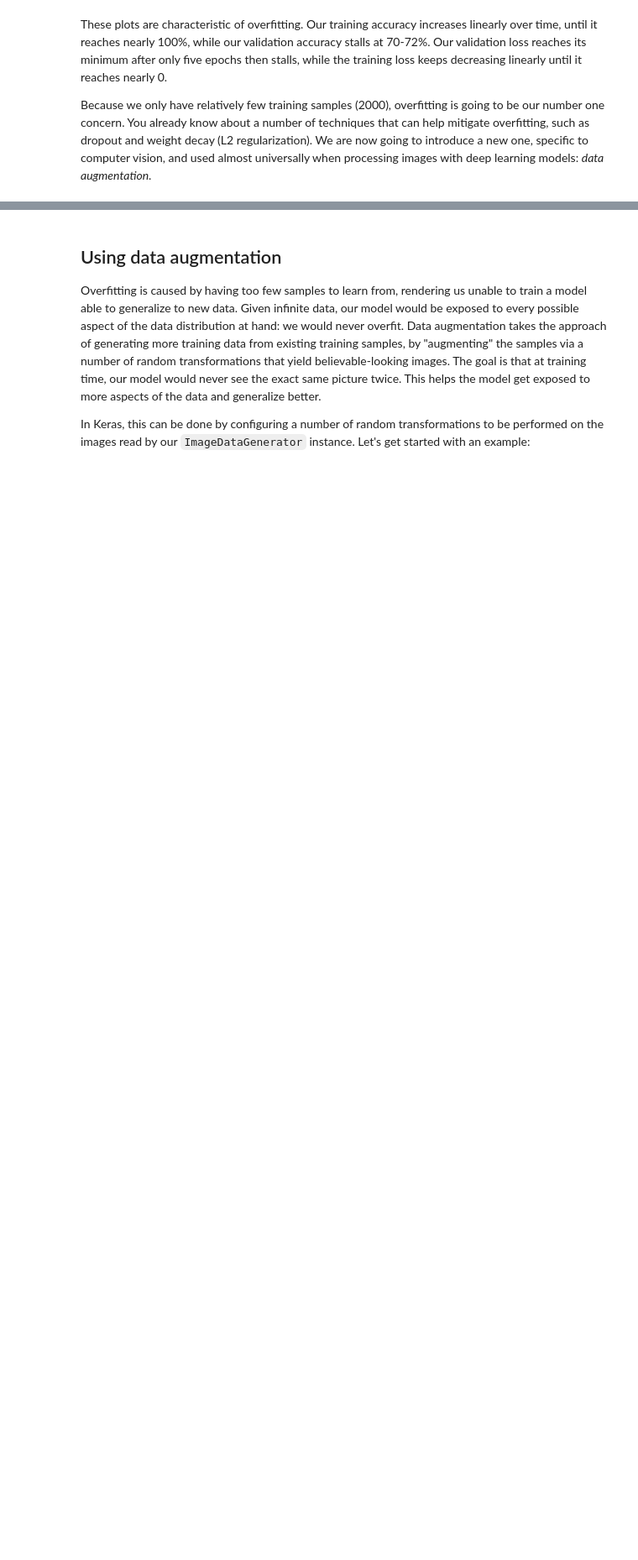
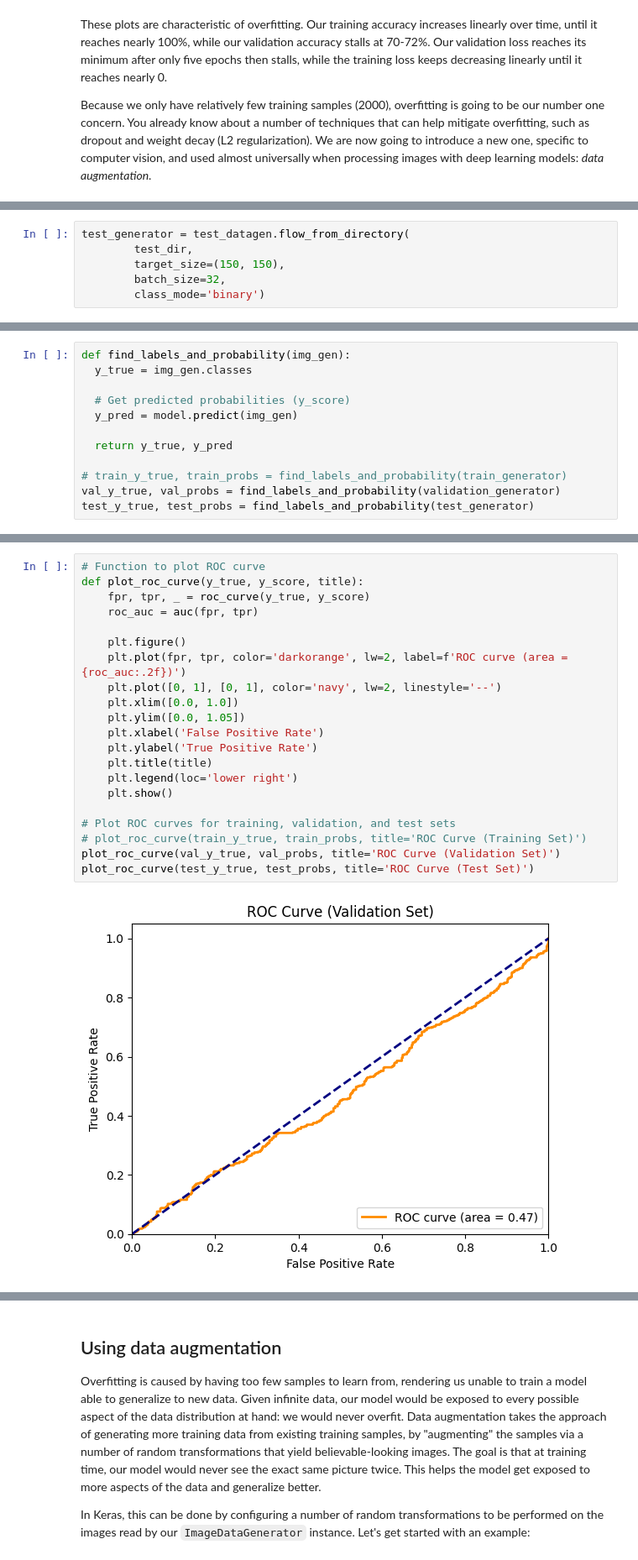
Before and after one commit to bananighosh/Fall-2023-NYU-AI, a Jupyter notebook: assignment_2/Part2/bg2502_using_convnets_with_small_datasets.ipynb, the cells around one changed output, grey strips where cells are left out. Shown at 84% size. Cells and saved outputs as stored; diff of their text form; blank space fills up the shorter version.

```diff
--- a/assignment_2/Part2/bg2502_using_convnets_with_small_datasets.ipynb
+++ b/assignment_2/Part2/bg2502_using_convnets_with_small_datasets.ipynb
@@ -299,0 +305,6 @@ augmentation*.
+# %%
+test_generator = test_datagen.flow_from_directory(
+        test_dir,
+        target_size=(150, 150),
+        batch_size=32,
+        class_mode='binary')
@@ -299,0 +313,12 @@ augmentation*.
+# %%
+def find_labels_and_probability(img_gen):
+  y_true = img_gen.classes
+
+  # Get predicted probabilities (y_score)
+  y_pred = model.predict(img_gen)
+
+  return y_true, y_pred
+
+# train_y_true, train_probs = find_labels_and_probability(train_generator)
+val_y_true, val_probs = find_labels_and_probability(validation_generator)
+test_y_true, test_probs = find_labels_and_probability(test_generator)
@@ -299,0 +328,23 @@ augmentation*.
+# %%
+# Function to plot ROC curve
+def plot_roc_curve(y_true, y_score, title):
+    fpr, tpr, _ = roc_curve(y_true, y_score)
+    roc_auc = auc(fpr, tpr)
+
+    plt.figure()
+    plt.plot(fpr, tpr, color='darkorange', lw=2, label=f'ROC curve (area = {roc_auc:.2f})')
+    plt.plot([0, 1], [0, 1], color='navy', lw=2, linestyle='--')
+    plt.xlim([0.0, 1.0])
+    plt.ylim([0.0, 1.05])
+    plt.xlabel('False Positive Rate')
+    plt.ylabel('True Positive Rate')
+    plt.title(title)
+    plt.legend(loc='lower right')
+    plt.show()
+
+# Plot ROC curves for training, validation, and test sets
+# plot_roc_curve(train_y_true, train_probs, title='ROC Curve (Training Set)')
+plot_roc_curve(val_y_true, val_probs, title='ROC Curve (Validation Set)')
+plot_roc_curve(test_y_true, test_probs, title='ROC Curve (Test Set)')
+# %% [output]
+[figure, added]
```
Also changed, not shown: parts of 22 cells of this notebook.
